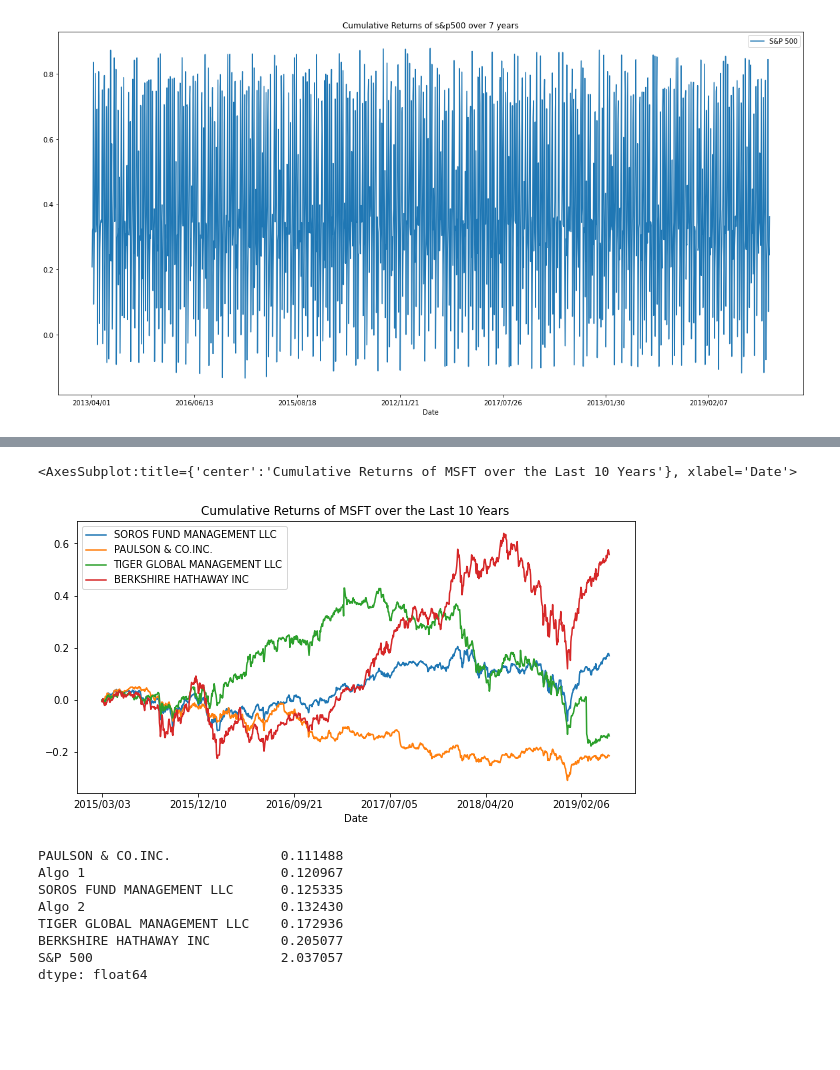
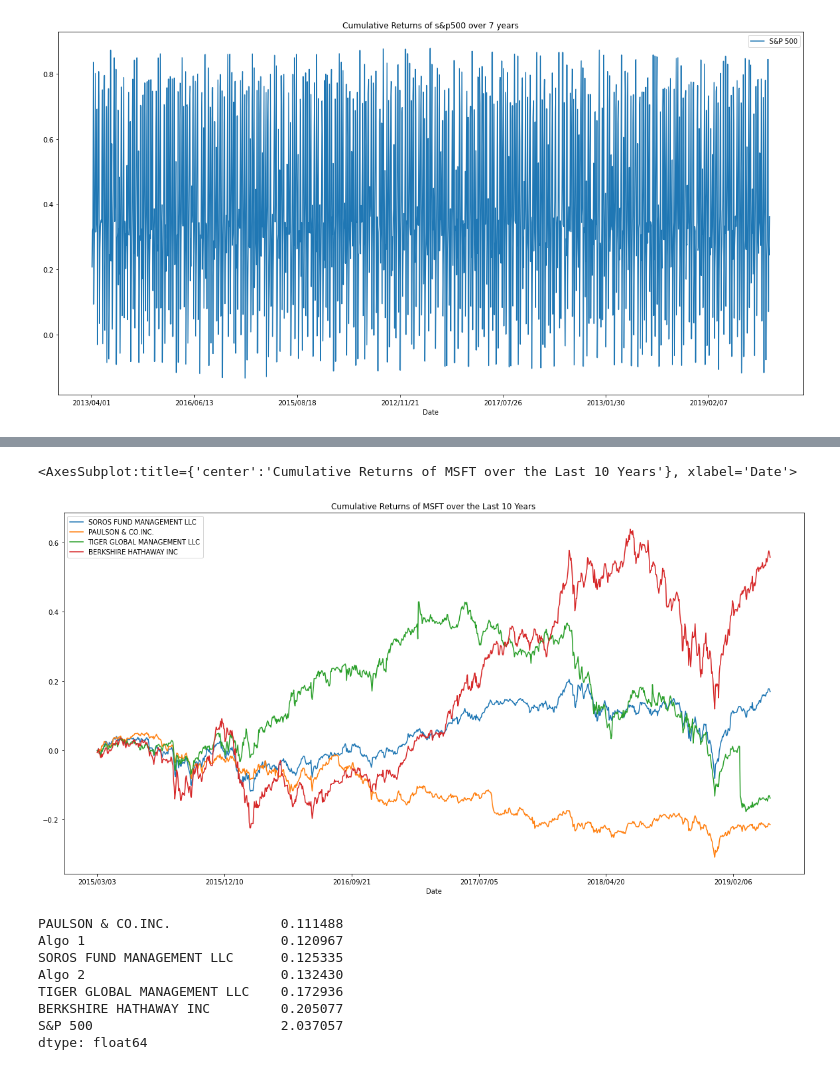
Before and after one commit to quizh001/Homework-unite-4, a Jupyter notebook: hw4.ipynb, the cells around one changed output, grey strips where cells are left out. Saved outputs shown, nothing was run; the diff lists cells and outputs as text; code cells hidden in the pictures; blank space fills up the shorter version.

```diff
--- a/hw4.ipynb
+++ b/hw4.ipynb
@@ -291,9 +292,9 @@ cumulative_return_algo.plot(figsize=(10,5), title="Cumulative Returns of algo ov
 # %%
-# Plot the daily returns of the over the last 5 years
-cumulative_return_whale.plot(figsize=(10,5), title="Cumulative Returns of MSFT over the Last 10 Years")
+# Plot the daily returns of the over the last 4 years
+cumulative_return_whale.plot(figsize=(20,10), title="Cumulative Returns of MSFT over the Last 4 Years")
 # %% [output]
 <AxesSubplot:title={'center':'Cumulative Returns of MSFT over the Last 10 Years'}, xlabel='Date'>
-[figure, old version]
+[figure, new version]
 # %%
 # Use the `std` function and multiply by the square root of the number of trading days in a year to get annualized volatility
 volatility = joined_data_return.std() * np.sqrt(252)
```
Also changed, not shown: parts of 18 cells of this notebook.
